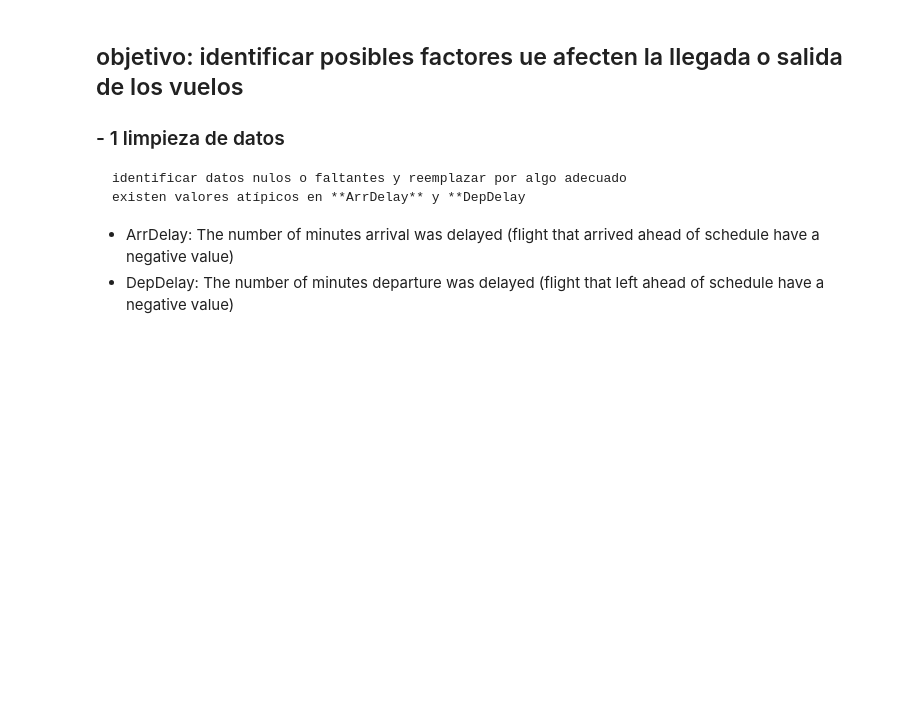
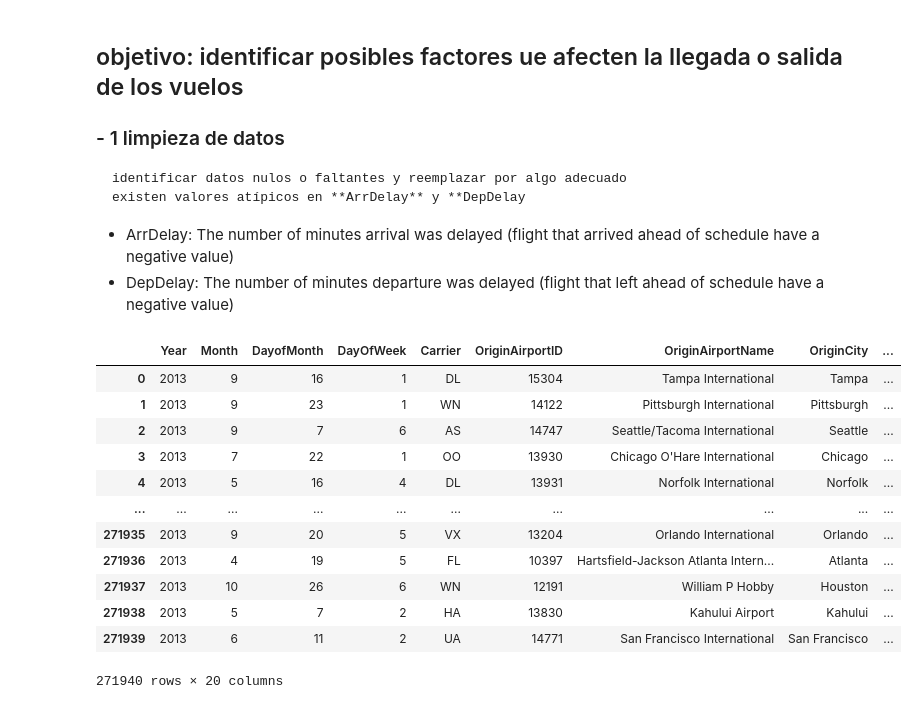
Before and after one commit to amnzmj/analisis-de-datos, a Jupyter notebook: csv_aereopuerto.ipynb, the cells around one changed output. Saved outputs shown, nothing was run; the diff lists cells and outputs as text; code cells hidden in the pictures; blank space fills up the shorter version.

```diff
--- a/csv_aereopuerto.ipynb
+++ b/csv_aereopuerto.ipynb
@@ -41,5 +48,21 @@ df_flights.columns # comando para visualizas columnas
 - ArrDelay: The number of minutes arrival was delayed (flight that arrived ahead of schedule have a negative value)
 - DepDelay: The number of minutes departure was delayed (flight that left ahead of schedule have a negative value)
 # %%
-print(df_flights.to_string())
-pd.set_option('display.max_rows', None) #muestra todo alv
+#print(df_flights.to_string())
+#pd.set_option('display.max_rows', None) #muestra todo
+
+df_flights
+# %% [output]
+|  | Year | Month | DayofMonth | DayOfWeek | Carrier | OriginAirportID | OriginAirportName | OriginCity | ... |
+| 0 | 2013 | 9 | 16 | 1 | DL | 15304 | Tampa International | Tampa | ... |
+| 1 | 2013 | 9 | 23 | 1 | WN | 14122 | Pittsburgh International | Pittsburgh | ... |
+| 2 | 2013 | 9 | 7 | 6 | AS | 14747 | Seattle/Tacoma International | Seattle | ... |
+| 3 | 2013 | 7 | 22 | 1 | OO | 13930 | Chicago O'Hare International | Chicago | ... |
+| 4 | 2013 | 5 | 16 | 4 | DL | 13931 | Norfolk International | Norfolk | ... |
+| ... | ... | ... | ... | ... | ... | ... | ... | ... | ... |
+| 271935 | 2013 | 9 | 20 | 5 | VX | 13204 | Orlando International | Orlando | ... |
+| 271936 | 2013 | 4 | 19 | 5 | FL | 10397 | Hartsfield-Jackson Atlanta Intern... | Atlanta | ... |
+| 271937 | 2013 | 10 | 26 | 6 | WN | 12191 | William P Hobby | Houston | ... |
+| 271938 | 2013 | 5 | 7 | 2 | HA | 13830 | Kahului Airport | Kahului | ... |
+| 271939 | 2013 | 6 | 11 | 2 | UA | 14771 | San Francisco International | San Francisco | ... |
+271940 rows × 20 columns
```
Also changed, not shown: parts of 11 cells of this notebook.
